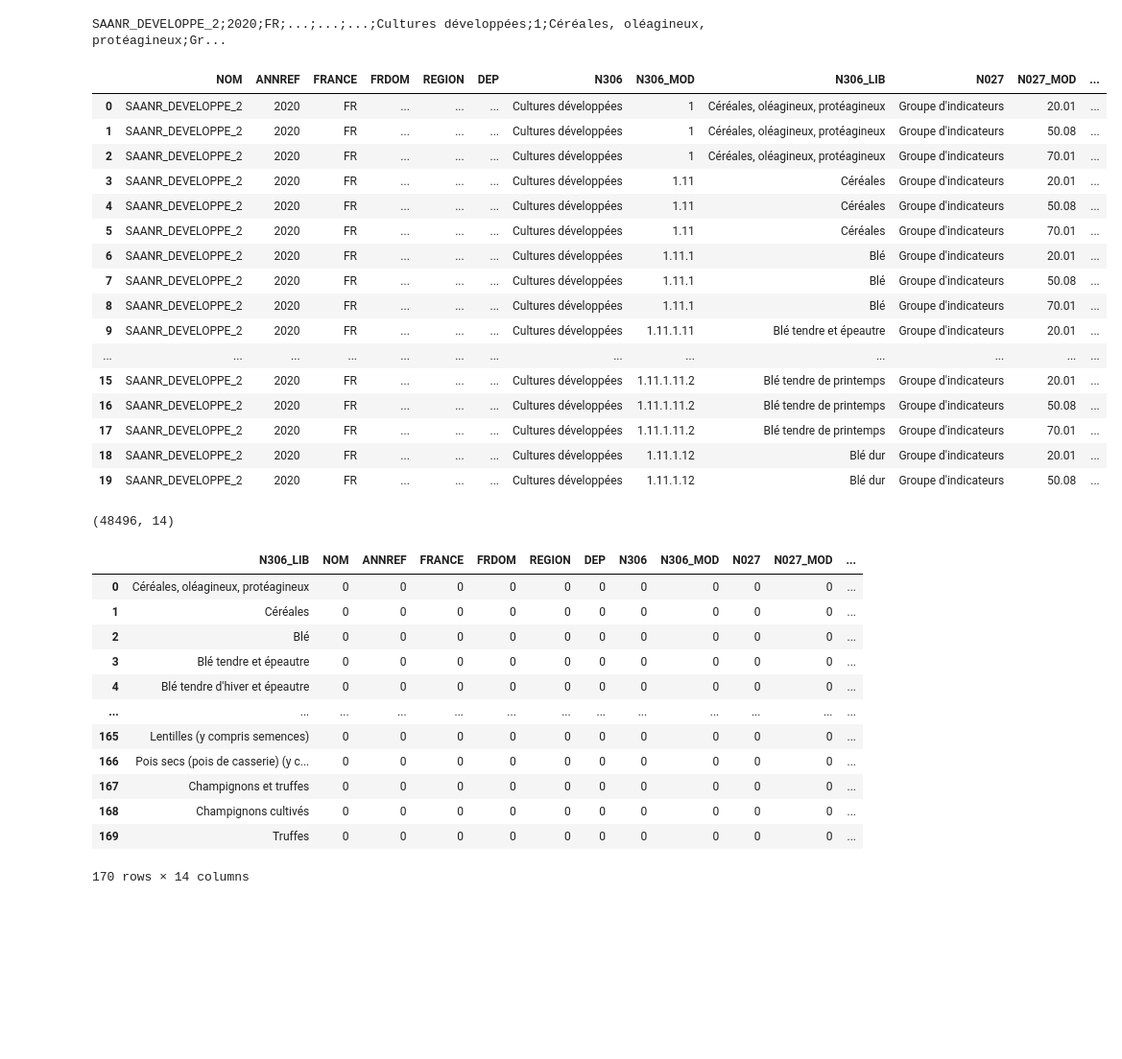
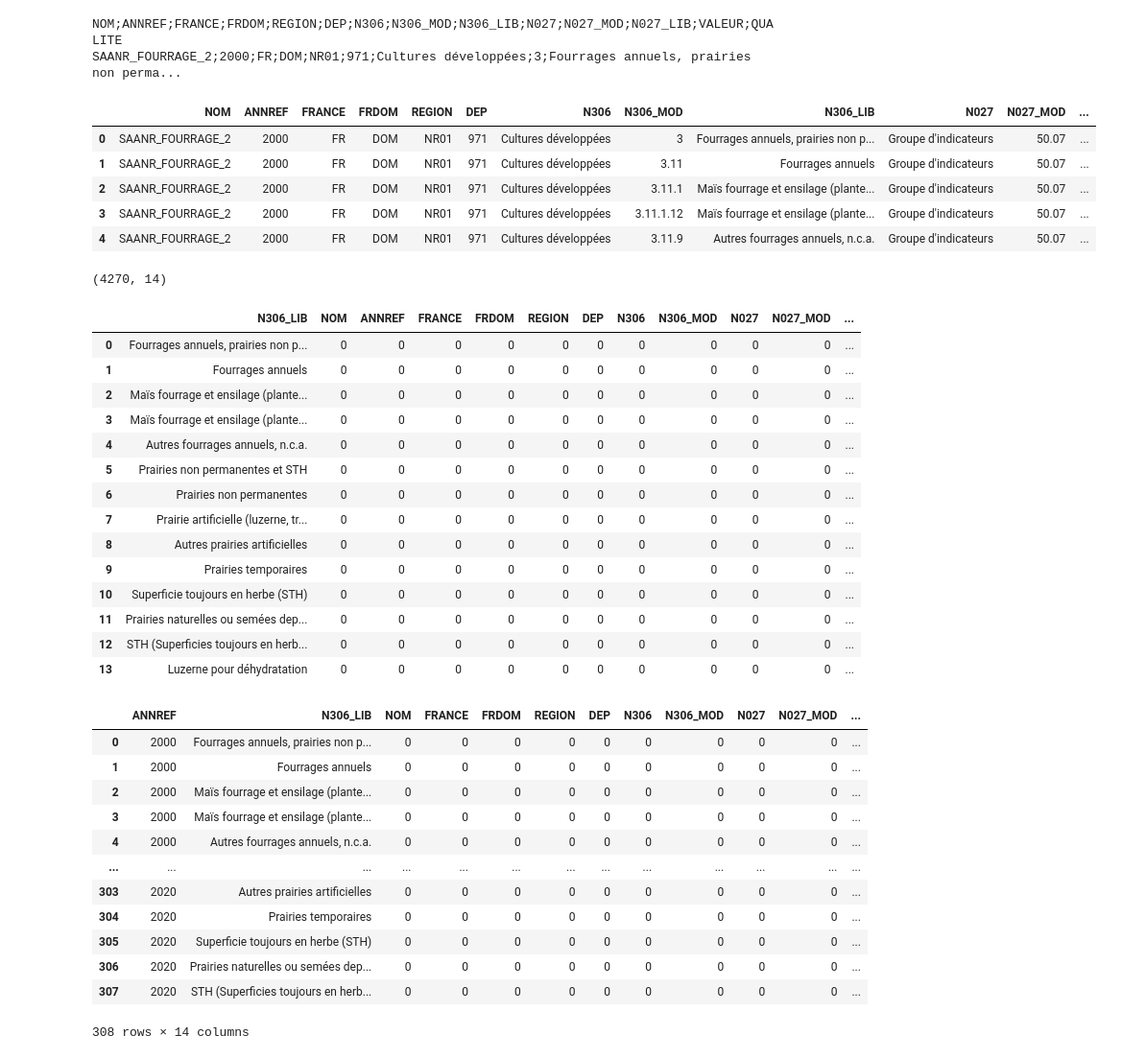
Before and after one commit to Yiyaoo/FDS_first_step, a Jupyter notebook: stage.ipynb, the cells around one changed output. Shown: that part at 96% size. Cells and saved outputs as stored; diff of their text form; code cells hidden in the pictures; blank space fills up the shorter version.

```diff
--- a/stage.ipynb
+++ b/stage.ipynb
@@ -12,45 +14,37 @@ uploaded = files.upload()
 # %%
-print (uploaded['FDS_DEVELOPPE_2020.csv'][:200].decode('utf-8') + '...')
+print (uploaded['FDS_FOURRAGE_2000.csv'][:200].decode('utf-8') + '...')
 # %% [output]
-SAANR_DEVELOPPE_2;2020;FR;...;...;...;Cultures développées;1;Céréales, oléagineux, protéagineux;Gr...
+﻿NOM;ANNREF;FRANCE;FRDOM;REGION;DEP;N306;N306_MOD;N306_LIB;N027;N027_MOD;N027_LIB;VALEUR;QUALITE
+SAANR_FOURRAGE_2;2000;FR;DOM;NR01;971;Cultures développées;3;Fourrages annuels, prairies non perma...
 # %%
-df = pd.read_csv(io.StringIO(uploaded['FDS_DEVELOPPE_2020.csv'].decode('utf-8')),sep=';')
-df.head(20)
+df = pd.read_csv(io.StringIO(uploaded['FDS_FOURRAGE_2000.csv'].decode('utf-8')),sep=';')
+df.head(5)
 # %% [output]
 |  | NOM | ANNREF | FRANCE | FRDOM | REGION | DEP | N306 | N306_MOD | N306_LIB | N027 | N027_MOD | ... |
-| 0 | SAANR_DEVELOPPE_2 | 2020 | FR | ... | ... | ... | Cultures développées | 1 | Céréales, oléagineux, protéagineux | Groupe d'indicateurs | 20.01 | ... |
-| 1 | SAANR_DEVELOPPE_2 | 2020 | FR | ... | ... | ... | Cultures développées | 1 | Céréales, oléagineux, protéagineux | Groupe d'indicateurs | 50.08 | ... |
-| 2 | SAANR_DEVELOPPE_2 | 2020 | FR | ... | ... | ... | Cultures développées | 1 | Céréales, oléagineux, protéagineux | Groupe d'indicateurs | 70.01 | ... |
-| 3 | SAANR_DEVELOPPE_2 | 2020 | FR | ... | ... | ... | Cultures développées | 1.11 | Céréales | Groupe d'indicateurs | 20.01 | ... |
-| 4 | SAANR_DEVELOPPE_2 | 2020 | FR | ... | ... | ... | Cultures développées | 1.11 | Céréales | Groupe d'indicateurs | 50.08 | ... |
-| 5 | SAANR_DEVELOPPE_2 | 2020 | FR | ... | ... | ... | Cultures développées | 1.11 | Céréales | Groupe d'indicateurs | 70.01 | ... |
-| 6 | SAANR_DEVELOPPE_2 | 2020 | FR | ... | ... | ... | Cultures développées | 1.11.1 | Blé | Groupe d'indicateurs | 20.01 | ... |
-| 7 | SAANR_DEVELOPPE_2 | 2020 | FR | ... | ... | ... | Cultures développées | 1.11.1 | Blé | Groupe d'indicateurs | 50.08 | ... |
-| 8 | SAANR_DEVELOPPE_2 | 2020 | FR | ... | ... | ... | Cultures développées | 1.11.1 | Blé | Groupe d'indicateurs | 70.01 | ... |
-| 9 | SAANR_DEVELOPPE_2 | 2020 | FR | ... | ... | ... | Cultures développées | 1.11.1.11 | Blé tendre et épeautre | Groupe d'indicateurs | 20.01 | ... |
-| ... | ... | ... | ... | ... | ... | ... | ... | ... | ... | ... | ... | ... |
-| 15 | SAANR_DEVELOPPE_2 | 2020 | FR | ... | ... | ... | Cultures développées | 1.11.1.11.2 | Blé tendre de printemps | Groupe d'indicateurs | 20.01 | ... |
-| 16 | SAANR_DEVELOPPE_2 | 2020 | FR | ... | ... | ... | Cultures développées | 1.11.1.11.2 | Blé tendre de printemps | Groupe d'indicateurs | 50.08 | ... |
-| 17 | SAANR_DEVELOPPE_2 | 2020 | FR | ... | ... | ... | Cultures développées | 1.11.1.11.2 | Blé tendre de printemps | Groupe d'indicateurs | 70.01 | ... |
-| 18 | SAANR_DEVELOPPE_2 | 2020 | FR | ... | ... | ... | Cultures développées | 1.11.1.12 | Blé dur | Groupe d'indicateurs | 20.01 | ... |
-| 19 | SAANR_DEVELOPPE_2 | 2020 | FR | ... | ... | ... | Cultures développées | 1.11.1.12 | Blé dur | Groupe d'indicateurs | 50.08 | ... |
+| 0 | SAANR_FOURRAGE_2 | 2000 | FR | DOM | NR01 | 971 | Cultures développées | 3 | Fourrages annuels, prairies non p... | Groupe d'indicateurs | 50.07 | ... |
+| 1 | SAANR_FOURRAGE_2 | 2000 | FR | DOM | NR01 | 971 | Cultures développées | 3.11 | Fourrages annuels | Groupe d'indicateurs | 50.07 | ... |
+| 2 | SAANR_FOURRAGE_2 | 2000 | FR | DOM | NR01 | 971 | Cultures développées | 3.11.1 | Maïs fourrage et ensilage (plante... | Groupe d'indicateurs | 50.07 | ... |
+| 3 | SAANR_FOURRAGE_2 | 2000 | FR | DOM | NR01 | 971 | Cultures développées | 3.11.1.12 | Maïs fourrage et ensilage (plante... | Groupe d'indicateurs | 50.07 | ... |
+| 4 | SAANR_FOURRAGE_2 | 2000 | FR | DOM | NR01 | 971 | Cultures développées | 3.11.9 | Autres fourrages annuels, n.c.a. | Groupe d'indicateurs | 50.07 | ... |
 # %%
 df.shape
 # %% [output]
-(48496, 14)
+(4270, 14)
 # %%
 df.drop('N306_LIB', 1).isna().groupby(df.N306_LIB, sort=False).sum().reset_index()
 # %% [output]
 |  | N306_LIB | NOM | ANNREF | FRANCE | FRDOM | REGION | DEP | N306 | N306_MOD | N027 | N027_MOD | ... |
-| 0 | Céréales, oléagineux, protéagineux | 0 | 0 | 0 | 0 | 0 | 0 | 0 | 0 | 0 | 0 | ... |
-| 1 | Céréales | 0 | 0 | 0 | 0 | 0 | 0 | 0 | 0 | 0 | 0 | ... |
-| 2 | Blé | 0 | 0 | 0 | 0 | 0 | 0 | 0 | 0 | 0 | 0 | ... |
-| 3 | Blé tendre et épeautre | 0 | 0 | 0 | 0 | 0 | 0 | 0 | 0 | 0 | 0 | ... |
-| 4 | Blé tendre d'hiver et épeautre | 0 | 0 | 0 | 0 | 0 | 0 | 0 | 0 | 0 | 0 | ... |
-| ... | ... | ... | ... | ... | ... | ... | ... | ... | ... | ... | ... | ... |
-| 165 | Lentilles (y compris semences) | 0 | 0 | 0 | 0 | 0 | 0 | 0 | 0 | 0 | 0 | ... |
-| 166 | Pois secs (pois de casserie) (y c... | 0 | 0 | 0 | 0 | 0 | 0 | 0 | 0 | 0 | 0 | ... |
-| 167 | Champignons et truffes | 0 | 0 | 0 | 0 | 0 | 0 | 0 | 0 | 0 | 0 | ... |
-| 168 | Champignons cultivés | 0 | 0 | 0 | 0 | 0 | 0 | 0 | 0 | 0 | 0 | ... |
-| 169 | Truffes | 0 | 0 | 0 | 0 | 0 | 0 | 0 | 0 | 0 | 0 | ... |
+| 0 | Fourrages annuels, prairies non p... | 0 | 0 | 0 | 0 | 0 | 0 | 0 | 0 | 0 | 0 | ... |
+| 1 | Fourrages annuels | 0 | 0 | 0 | 0 | 0 | 0 | 0 | 0 | 0 | 0 | ... |
+| 2 | Maïs fourrage et ensilage (plante... | 0 | 0 | 0 | 0 | 0 | 0 | 0 | 0 | 0 | 0 | ... |
+| 3 | Maïs fourrage et ensilage (plante... | 0 | 0 | 0 | 0 | 0 | 0 | 0 | 0 | 0 | 0 | ... |
+| 4 | Autres fourrages annuels, n.c.a. | 0 | 0 | 0 | 0 | 0 | 0 | 0 | 0 | 0 | 0 | ... |
+| 5 | Prairies non permanentes et STH | 0 | 0 | 0 | 0 | 0 | 0 | 0 | 0 | 0 | 0 | ... |
+| 6 | Prairies non permanentes | 0 | 0 | 0 | 0 | 0 | 0 | 0 | 0 | 0 | 0 | ... |
+| 7 | Prairie artificielle (luzerne, tr... | 0 | 0 | 0 | 0 | 0 | 0 | 0 | 0 | 0 | 0 | ... |
+| 8 | Autres prairies artificielles | 0 | 0 | 0 | 0 | 0 | 0 | 0 | 0 | 0 | 0 | ... |
+| 9 | Prairies temporaires | 0 | 0 | 0 | 0 | 0 | 0 | 0 | 0 | 0 | 0 | ... |
+| 10 | Superficie toujours en herbe (STH) | 0 | 0 | 0 | 0 | 0 | 0 | 0 | 0 | 0 | 0 | ... |
+| 11 | Prairies naturelles ou semées dep... | 0 | 0 | 0 | 0 | 0 | 0 | 0 | 0 | 0 | 0 | ... |
+| 12 | STH (Superficies toujours en herb... | 0 | 0 | 0 | 0 | 0 | 0 | 0 | 0 | 0 | 0 | ... |
+| 13 | Luzerne pour déhydratation | 0 | 0 | 0 | 0 | 0 | 0 | 0 | 0 | 0 | 0 | ... |
-170 rows × 14 columns
@@ -56,0 +73,17 @@ df.drop('N306_LIB', 1).isna().groupby(df.N306_LIB, sort=False).sum().reset_index
+# %%
+#données manquantes par type de culture et par année
+df.drop(['ANNREF', 'N306_LIB'], 1).isna().groupby([df.ANNREF, df.N306_LIB], sort=False).sum().reset_index()
+# %% [output]
+|  | ANNREF | N306_LIB | NOM | FRANCE | FRDOM | REGION | DEP | N306 | N306_MOD | N027 | N027_MOD | ... |
+| 0 | 2000 | Fourrages annuels, prairies non p... | 0 | 0 | 0 | 0 | 0 | 0 | 0 | 0 | 0 | ... |
+| 1 | 2000 | Fourrages annuels | 0 | 0 | 0 | 0 | 0 | 0 | 0 | 0 | 0 | ... |
+| 2 | 2000 | Maïs fourrage et ensilage (plante... | 0 | 0 | 0 | 0 | 0 | 0 | 0 | 0 | 0 | ... |
+| 3 | 2000 | Maïs fourrage et ensilage (plante... | 0 | 0 | 0 | 0 | 0 | 0 | 0 | 0 | 0 | ... |
+| 4 | 2000 | Autres fourrages annuels, n.c.a. | 0 | 0 | 0 | 0 | 0 | 0 | 0 | 0 | 0 | ... |
+| ... | ... | ... | ... | ... | ... | ... | ... | ... | ... | ... | ... | ... |
+| 303 | 2020 | Autres prairies artificielles | 0 | 0 | 0 | 0 | 0 | 0 | 0 | 0 | 0 | ... |
+| 304 | 2020 | Prairies temporaires | 0 | 0 | 0 | 0 | 0 | 0 | 0 | 0 | 0 | ... |
+| 305 | 2020 | Superficie toujours en herbe (STH) | 0 | 0 | 0 | 0 | 0 | 0 | 0 | 0 | 0 | ... |
+| 306 | 2020 | Prairies naturelles ou semées dep... | 0 | 0 | 0 | 0 | 0 | 0 | 0 | 0 | 0 | ... |
+| 307 | 2020 | STH (Superficies toujours en herb... | 0 | 0 | 0 | 0 | 0 | 0 | 0 | 0 | 0 | ... |
+308 rows × 14 columns
```
Also changed, not shown: parts of 5 cells of this notebook.
